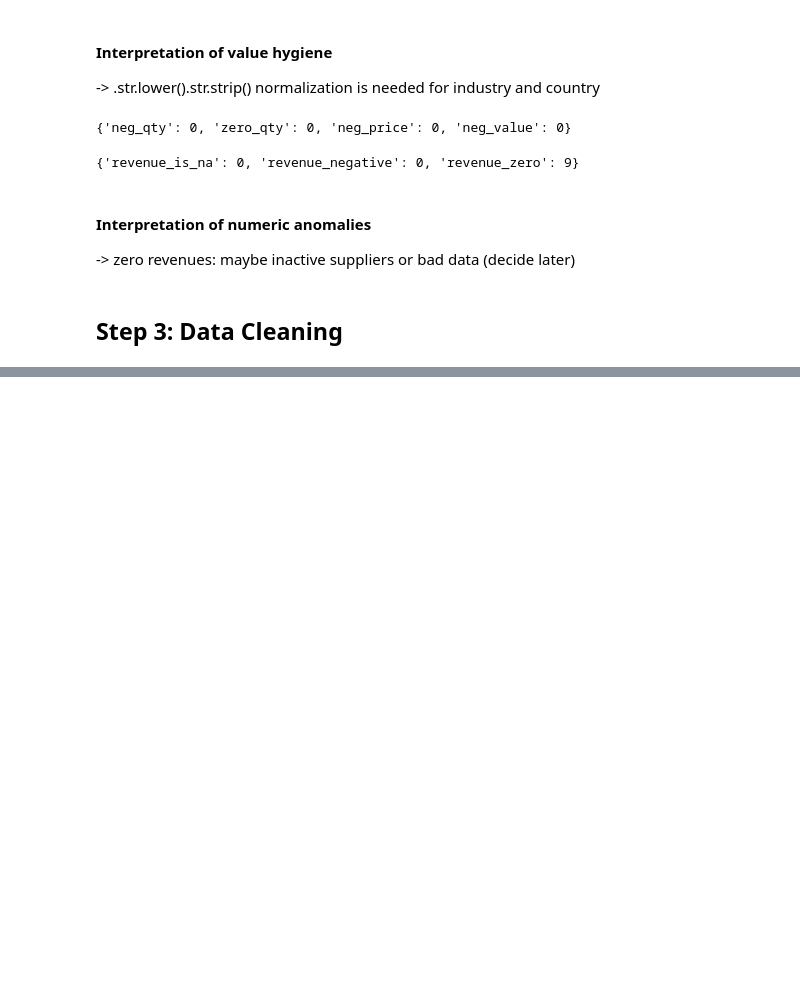
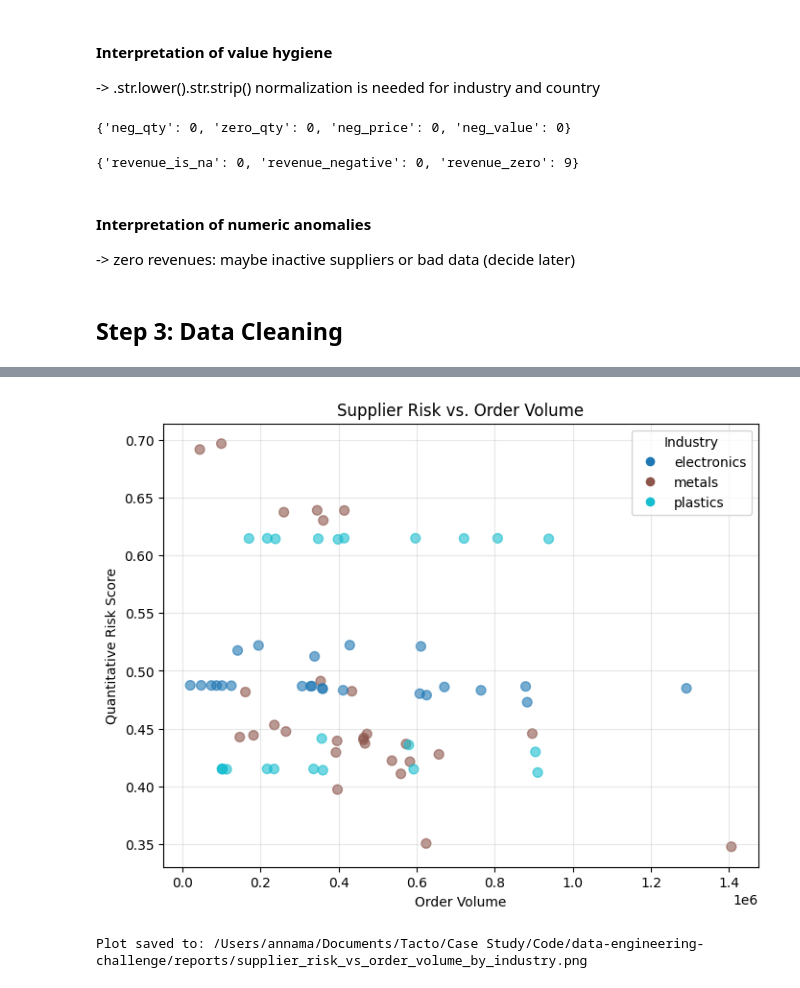
Before and after one commit to AnnaGhost2713/data-engineering-challenge, a Jupyter notebook: notebooks/01_supplier_risk_mvp.ipynb, the cells around one changed output, grey strips where cells are left out. Saved outputs shown, nothing was run; the diff lists cells and outputs as text; code cells hidden in the pictures; blank space fills up the shorter version.

```diff
--- a/notebooks/01_supplier_risk_mvp.ipynb
+++ b/notebooks/01_supplier_risk_mvp.ipynb
@@ -553,0 +598,11 @@ None
+# %%
+# 4) Build the supplier-level base table
+supplier_base = (
+    supp_from_orders
+      .merge(sup, on="supplier_id", how="left")
+      .merge(addr_agg,  on="supplier_id", how="left")  # adds country_iso3
+      .merge(idx,  left_on="country_iso3", right_on="country_id", how="left")
+      .drop(columns=["country_iso3", "country_id"])
+)
+
+supplier_base.head()
@@ -553,0 +794,39 @@ None
+# %%
+# Plot the correlation with industries as categories
+# Map industries to numeric codes and colors
+industries = df["industry"].astype("category")
+industry_codes = industries.cat.codes
+industry_labels = industries.cat.categories
+
+plt.figure(figsize=(8, 6))
+scatter = plt.scatter(
+    df["sum_of_order_volume"],
+    df["quantitative_risk_score"],
+    alpha=0.6,
+    c=industry_codes,
+    cmap="tab10",
+    s=50
+)
+
+plt.xlabel("Order Volume")
+plt.ylabel("Quantitative Risk Score")
+plt.title("Supplier Risk vs. Order Volume")
+plt.grid(True, alpha=0.3)
+
+# Add legend
+legend_handles = [plt.Line2D([0], [0], marker='o', color='w',
+                             markerfacecolor=scatter.cmap(scatter.norm(code)),
+                             markersize=8) for code in range(len(industry_labels))]
+plt.legend(legend_handles, industry_labels, title="Industry")
+
+plt.show()
+
+# Save the plot
+REPORTS.mkdir(parents=True, exist_ok=True)
+out_path = REPORTS / "supplier_risk_vs_order_volume_by_industry.png"
+plt.savefig(out_path, dpi=300, bbox_inches="tight")
+print(f"Plot saved to: {out_path}")
+plt.close()
+# %% [output]
+[figure, added]
+Plot saved to: /Users/annama/Documents/Tacto/Case Study/Code/data-engineering-challenge/reports/supplier_risk_vs_order_volume_by_industry.png
```
Also changed, not shown: parts of 35 cells of this notebook, 7 other files.
